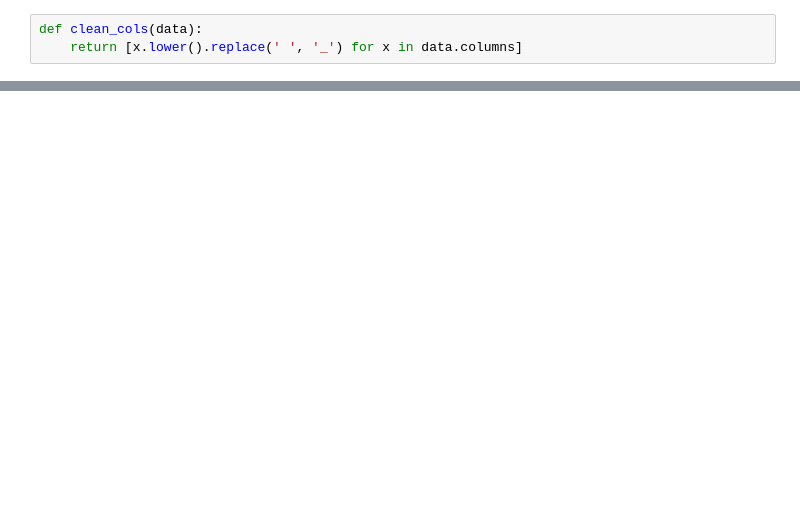
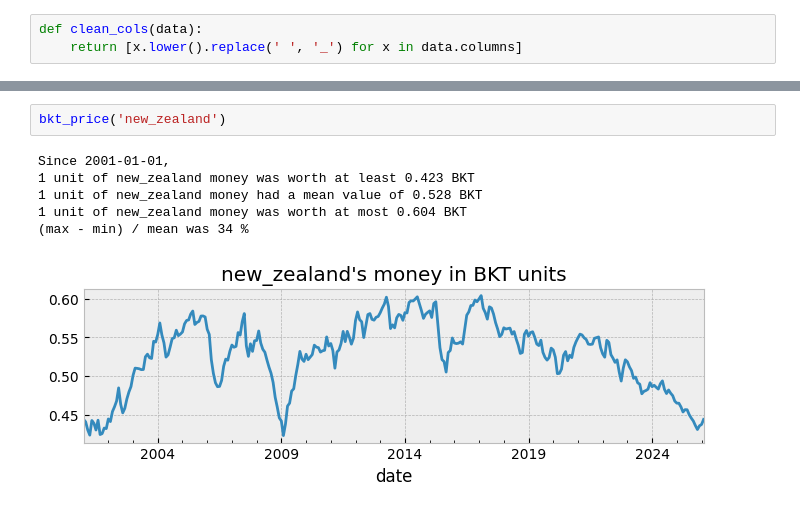
Before and after one commit to samkennerly/chengdu, a Jupyter notebook: science/projects/money.ipynb, the cells around one changed output, grey strips where cells are left out. Saved outputs shown, nothing was run; the diff lists cells and outputs as text; blank space fills up the shorter version.

```diff
--- a/science/projects/money.ipynb
+++ b/science/projects/money.ipynb
@@ -120,0 +148,9 @@ data['china'].plot(**plotkw)
+# %%
+bkt_price('new_zealand')
+# %% [output]
+Since 2001-01-01,
+1 unit of new_zealand money was worth at least 0.423 BKT
+1 unit of new_zealand money had a mean value of 0.528 BKT
+1 unit of new_zealand money was worth at most 0.604 BKT
+(max - min) / mean was 34 %
+[figure, added]
```
Also changed, not shown: parts of 25 cells of this notebook.
